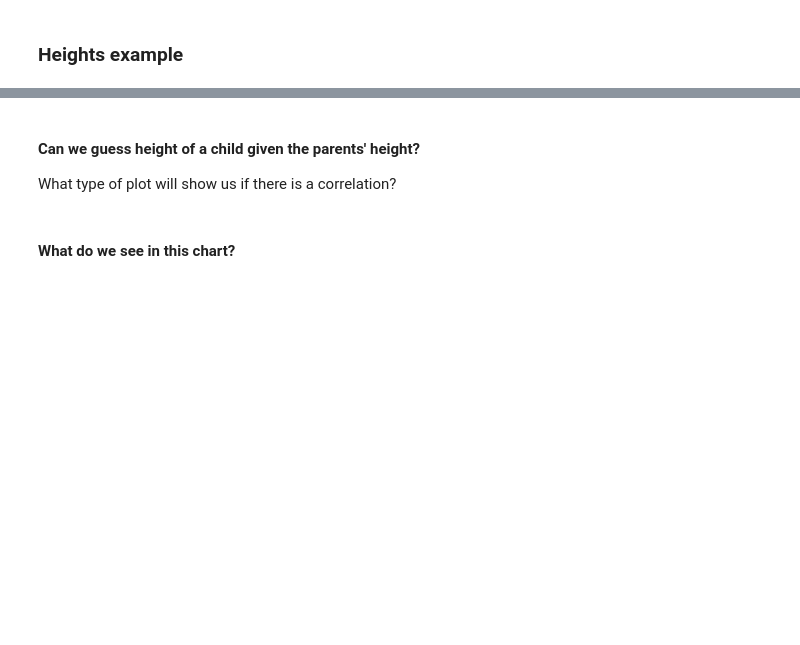
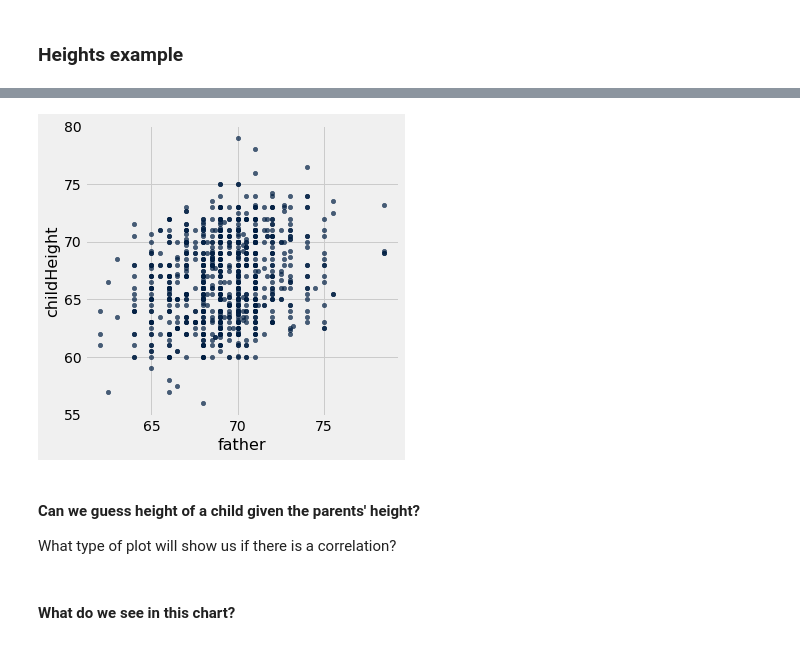
Before and after one commit to BC-COMS-1016/materials-sp22, a Jupyter notebook: demos/Lecture_7.ipynb, the cells around one changed output, grey strips where cells are left out. Drawn from its saved outputs; the diff is of its cells as text; code cells hidden in the pictures; blank space fills up the shorter version.

```diff
--- a/demos/Lecture_7.ipynb
+++ b/demos/Lecture_7.ipynb
@@ -133,3 +357,7 @@ height
+# %%
+height.scatter("father", "childHeight")
+# %% [output]
+[figure, added]
 # %% [markdown]
 #### Can we guess height of a child given the parents' height?
 What type of plot will show us if there is a correlation?
```
Also changed, not shown: parts of 47 cells of this notebook.
